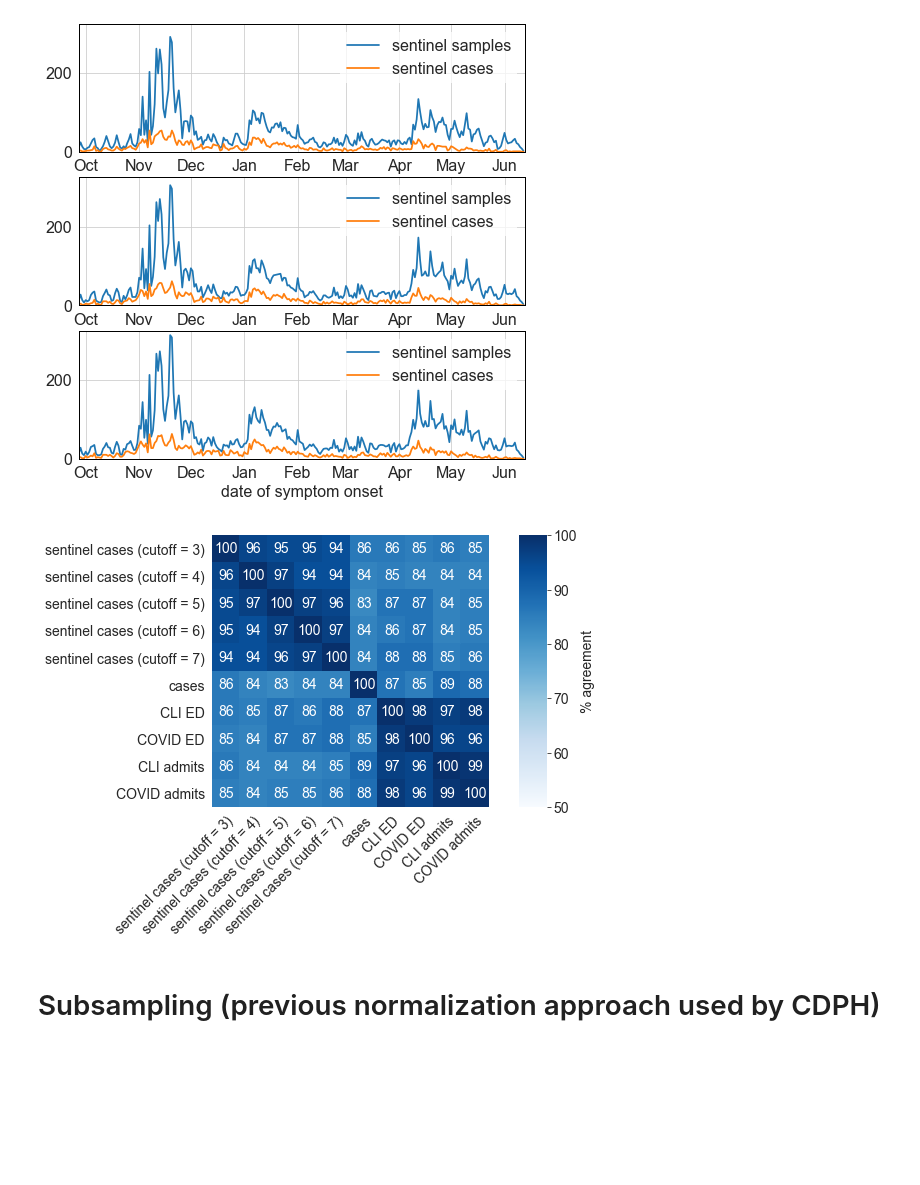
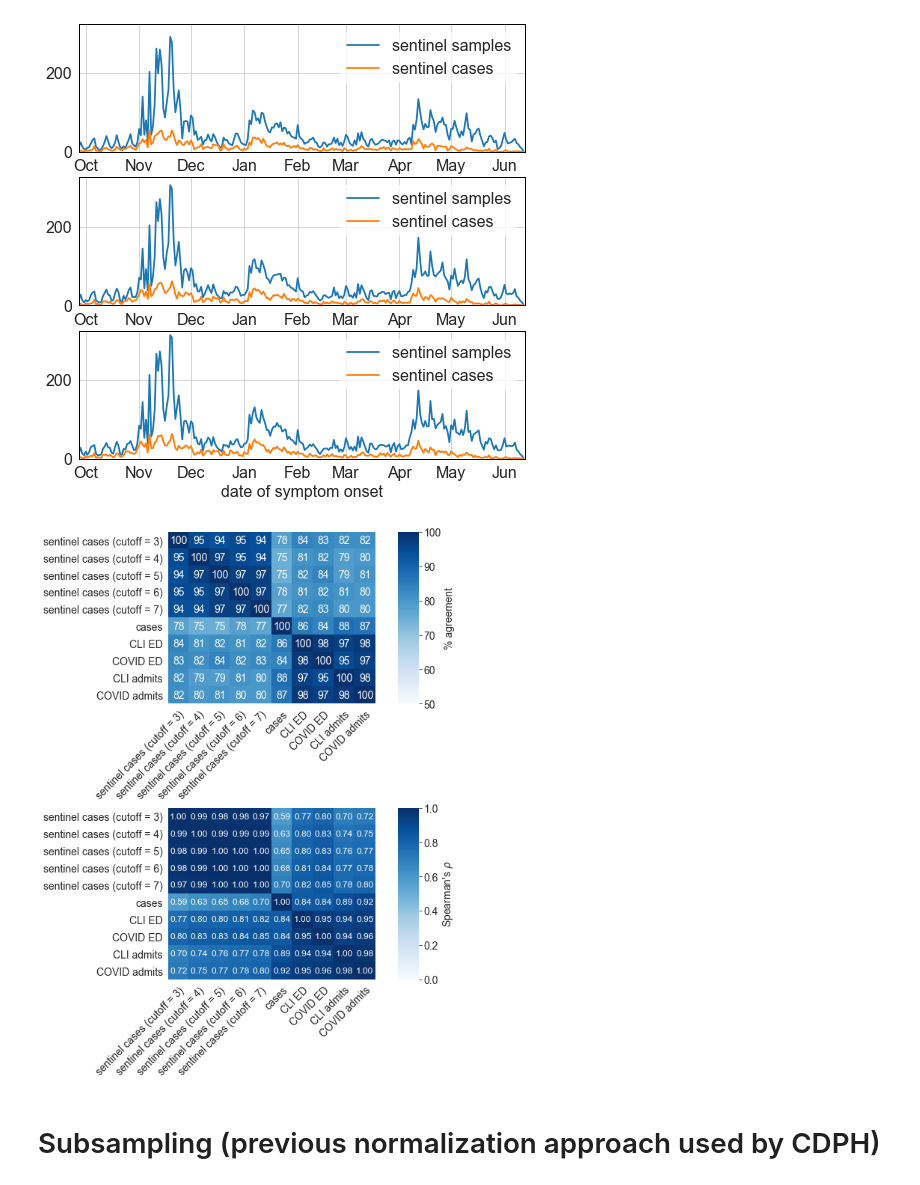
Before and after one commit to numalariamodeling/chicago_sentinel_surveillance, a Jupyter notebook: chicago_sentinel_surveillance.ipynb, the cells around one changed output. Cells and saved outputs as stored; diff of their text form; code cells hidden in the pictures; blank space fills up the shorter version.

```diff
--- a/chicago_sentinel_surveillance.ipynb
+++ b/chicago_sentinel_surveillance.ipynb
@@ -569,7 +548,7 @@ for i in range(len(r_comparison_array)):
                                                     r_comparison_array[j],
                                                     'Q0.5',
                                                     min_date=pd.to_datetime('2020-09-27', utc=True),
-                                                    max_date=pd.to_datetime('2021-06-07', utc=True))[0][0]
+                                                    max_date=pd.to_datetime('2021-06-07', utc=True))
 
 g = sns.heatmap((similarity_matrix), vmin=0, vmax=1, cmap='Blues', square=False, cbar=True,
                 xticklabels=r_comparison_array_labels, yticklabels=r_comparison_array_labels, ax=ax, cbar_ax=cbax,
@@ -711,7 +740,7 @@ for cap in [10,40,100,1000]:
     r_storage.append(r_combo_adjust.copy())
 
 np.random.seed(2022)
-r_combo_adjust = covid19.r_covid(combo_ss['positive'], delay_distribution=sc_distrb, r_window_size=14, auto_cutoff=True)
+r_combo_adjust = covid19.r_covid(combo_ss['positive'], delay_distribution=sc_distrb, r_window_size=7, auto_cutoff=True)
 r_storage.append(r_combo_adjust.copy())
 
 tpr = pd.DataFrame(index = combo_sc.index, data={'cases':combo_ss['positive'].mean()*combo_sc.values.astype(int)/combo_ss['positive'].values})['cases']
@@ -1409,7 +1528,7 @@ window_start_date = pd.to_datetime(dt.datetime(day=27, month=9, year=2020), utc=
 window_end_date = pd.to_datetime(dt.datetime(day=13, month=6, year=2021), utc=True)
 lead_time_array = np.arange(-(extent-3), extent-3+1)
 
-test_array = [combo_adjust_storage[0], #unadjusted
+test_array = [combo_adjust_storage[0], combo_ss['positive'], #unadjusted
               tpr, case_series, cli_ed_series, covid_ed_series, cli_series, cli_cdph_series]
 result_df_array = []
 for j in range(len(test_array)):
@@ -1430,10 +1550,11 @@ Wall time: 16min 1s
 # %%
 fig = plt.figure(constrained_layout=False, figsize=(8,8))
 gs = fig.add_gridspec(len(test_array), len(test_array))
-gs.update(wspace=0.05, hspace=0.05)
+gs.update(wspace=0.15, hspace=0.05)
 ii = 0
 axes = []
 comparison_array_labels = ['SC, no adjust',
+                           'SS',
                            'SC/SS',
                            'cases',
                            'CLI ED',
@@ -1454,7 +1575,7 @@ for j in range(len(test_array)):
                   ymax=1.1,
                   color=sns.color_palette()[3], linestyle='dashed')
         ax.text(s=str(int(result_df['lead_time'].values[np.argmax(result_df['rho'])])),
-                x=-26, y=0.95, fontsize=16,
+                x=-25, y=0.95, fontsize=16,
                 ha='left',
                 va='top')
         if j != k:
@@ -1497,12 +1618,12 @@ fig.text(s='lead time (days)', fontsize=16, x=0.5, y=0.06, rotation=0, va='cente
 #             rotation=0, va='center', ha='left', weight='bold')
 
 ax = fig.add_subplot(gs[:,:])
-ax.set_xticks([0,1,2,3,4,5,6])
+ax.set_xticks([0,1,2,3,4,5,6,7])
 ax.set_xticklabels(comparison_array_labels, fontsize=16)
-ax.set_yticks([6,5,4,3,2,1,0])
+ax.set_yticks([7,6,5,4,3,2,1,0])
 ax.set_yticklabels(comparison_array_labels, fontsize=16)
-ax.set_xlim([-0.5,6.5])
-ax.set_ylim([-0.5,6.5])
+ax.set_xlim([-0.5,7.5])
+ax.set_ylim([-0.5,7.5])
 # make xaxis invisibel
 #ax.yaxis.set_visible(False)
 # make spines (the box) invisible
@@ -1902,7 +2028,7 @@ r_6 = covid19.r_covid(combo_sc_6, delay_distribution=sc_distrb, r_window_size=14
 r_7 = covid19.r_covid(combo_sc_7, delay_distribution=sc_distrb, r_window_size=14, auto_cutoff=True)
 # %%
-fig = plt.figure(constrained_layout=False, figsize=(6,5))
-gs = fig.add_gridspec(1, 2, width_ratios=[1,0.1])
+fig = plt.figure(constrained_layout=False, figsize=(6,11))
+gs = fig.add_gridspec(3, 2, width_ratios=[1,0.1], height_ratios=[1,0.3,1])
 
 r_comparison_array = [r_3, r_4, r_5, r_6, r_7, r_case, r_cli, r_cli_cdph, r_cli_ed, r_covid_ed]
 r_comparison_array_labels = ['sentinel cases (cutoff = 3)',
@@ -1910,34 +2036,56 @@ r_comparison_array_labels = ['sentinel cases (cutoff = 3)',
                              'sentinel cases (cutoff = 5)',
                              'sentinel cases (cutoff = 6)',
                              'sentinel cases (cutoff = 7)',
                              'cases', 'CLI ED', 'COVID ED','CLI admits', 'COVID admits']
 
 similarity_matrix = np.zeros(shape=(len(r_comparison_array), len(r_comparison_array)))
 for i in range(len(r_comparison_array)):
     for j in range(len(r_comparison_array)):
         similarity_matrix[i][j] = percent_agreement(r_comparison_array[i],
                                                     r_comparison_array[j],
                                                     'Q0.5',
                                                     min_date=pd.to_datetime('2020-09-27', utc=True),
                                                     max_date=pd.to_datetime('2021-06-07', utc=True))
         #print(spearmanr(r_comparison_array[i], r_comparison_array[j], 'Q0.5')[1])
 
 ax = fig.add_subplot(gs[0,0])
 cbax = fig.add_subplot(gs[0,-1])
 axes.append(ax)
 axes.append(cbax)
 g = sns.heatmap((100*similarity_matrix).astype(int), vmin=50, vmax=100, cmap='Blues', square=False, cbar=True,
                 xticklabels=r_comparison_array_labels, yticklabels=r_comparison_array_labels, ax=ax, cbar_ax=cbax,
                 annot=True, fmt='d', annot_kws={'fontsize':14})
 g.set_xticklabels(g.get_xmajorticklabels(), fontsize = 14, rotation=45, rotation_mode='anchor', ha='right', va='top')
 g.set_yticklabels(g.get_ymajorticklabels(), fontsize = 14)
 cbax.tick_params(labelsize=14)
 cbax.set_ylabel('% agreement', rotation=90, fontsize=14)
 
+similarity_matrix = np.zeros(shape=(len(r_comparison_array), len(r_comparison_array)))
+for i in range(len(r_comparison_array)):
+    for j in range(len(r_comparison_array)):
+        similarity_matrix[i][j] = spearmanr(r_comparison_array[i],
+                                                    r_comparison_array[j],
+                                                    'Q0.5',
+                                                    min_date=pd.to_datetime('2020-09-27', utc=True),
+                                                    max_date=pd.to_datetime('2021-06-07', utc=True))
+        #print(spearmanr(r_comparison_array[i], r_comparison_array[j], 'Q0.5')[1])
+
+ax = fig.add_subplot(gs[2,0])
+cbax = fig.add_subplot(gs[2,-1])
+axes.append(ax)
+axes.append(cbax)
+g = sns.heatmap((similarity_matrix), vmin=0, vmax=1, cmap='Blues', square=False, cbar=True,
+                xticklabels=r_comparison_array_labels, yticklabels=r_comparison_array_labels, ax=ax, cbar_ax=cbax,
+                annot=True, fmt='.2f', annot_kws={'fontsize':12})
+g.set_xticklabels(g.get_xmajorticklabels(), fontsize = 14, rotation=45, rotation_mode='anchor', ha='right', va='top')
+g.set_yticklabels(g.get_ymajorticklabels(), fontsize = 14)
+cbax.tick_params(labelsize=14)
+cbax.set_ylabel("Spearman's " + r'$\rho$', rotation=90, fontsize=14)
+
 fig.savefig('supp_fig_5_' + today_str + '.png', dpi=200, bbox_inches='tight')
 fig.savefig('supp_fig_5_' + today_str + '.pdf', bbox_inches='tight')
 # %% [output]
-[figure, old version]
+[figure, new version]
 # %% [markdown]
 # Subsampling (previous normalization approach used by CDPH)
 # %%
```
Also changed, not shown: parts of 18 cells of this notebook, 3 other files.
